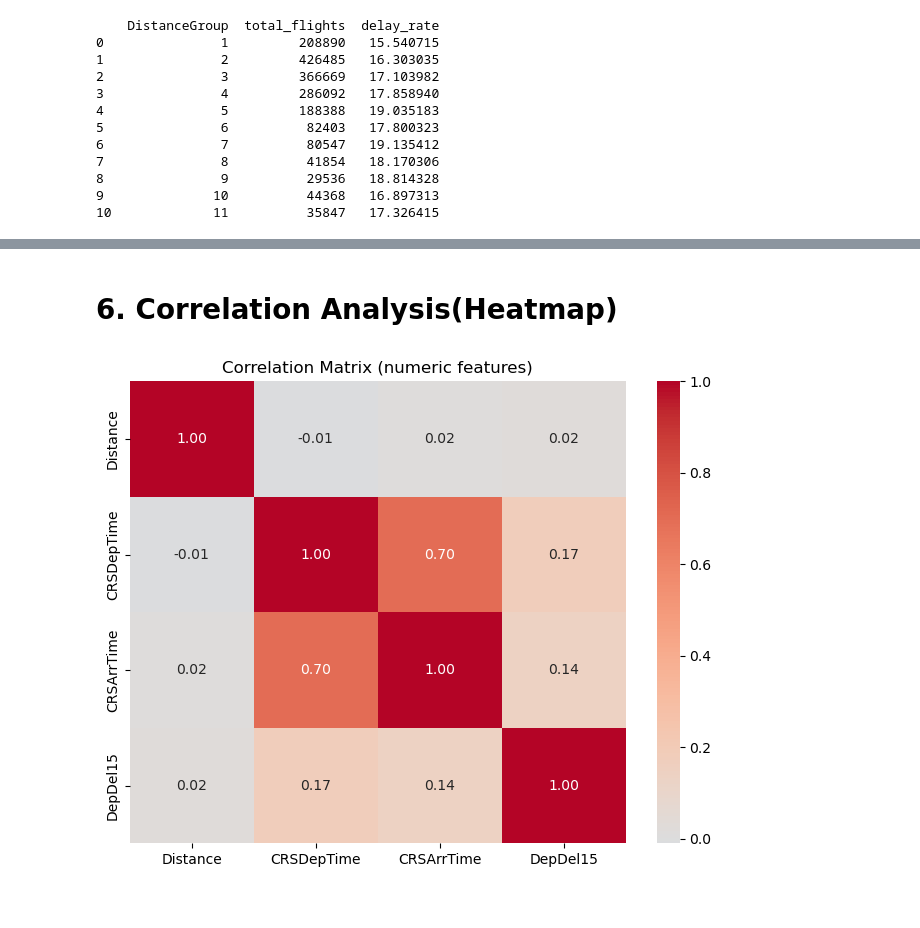
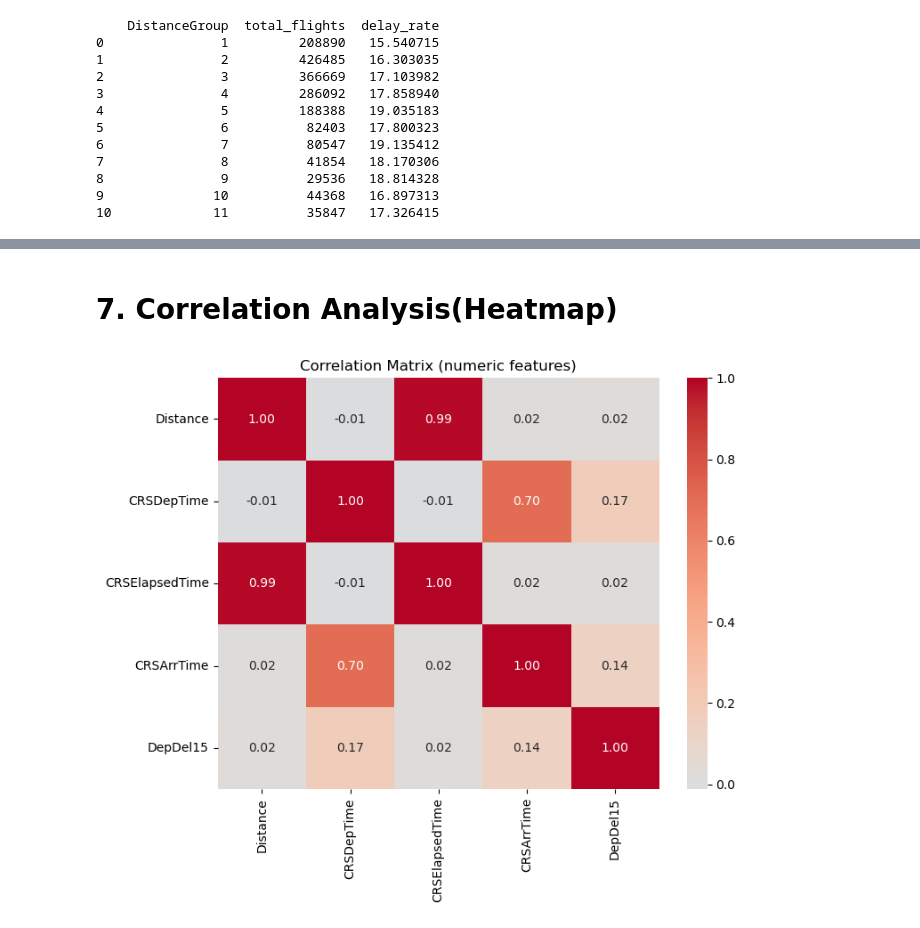
Before and after one commit to hanisohaan10/flight-delay-prediction, a Jupyter notebook: notebooks/04-EDA-Relationships.ipynb, the cells around one changed output, grey strips where cells are left out. Cells and saved outputs as stored; diff of their text form; code cells hidden in the pictures.

```diff
--- a/notebooks/04-EDA-Relationships.ipynb
+++ b/notebooks/04-EDA-Relationships.ipynb
@@ -368,16 +426,16 @@ print(dist_delay)
 # %% [markdown]
-# 6. Correlation Analysis(Heatmap)
+# 7. Correlation Analysis(Heatmap)
 # %%
-num_cols = ["Distance", "CRSDepTime", "CRSArrTime", "DepDel15"]
+num_cols = ["Distance", "CRSDepTime", "CRSElapsedTime","CRSArrTime", "DepDel15"]
 
 corr = df[num_cols].corr()   # Pearson by default
 
 plt.figure(figsize=(8, 6))
 sns.heatmap(corr, annot=True, fmt=".2f", cmap="coolwarm", center=0)
 plt.title("Correlation Matrix (numeric features)")
 plt.show()
 # %% [output]
-[figure, old version]
+[figure, new version]
 # %% [markdown]
 ### Correlation Analysis
 A correlation heatmap was generated to examine linear relationships among the
```
Also changed, not shown: parts of 3 cells of this notebook, 2 other files.
